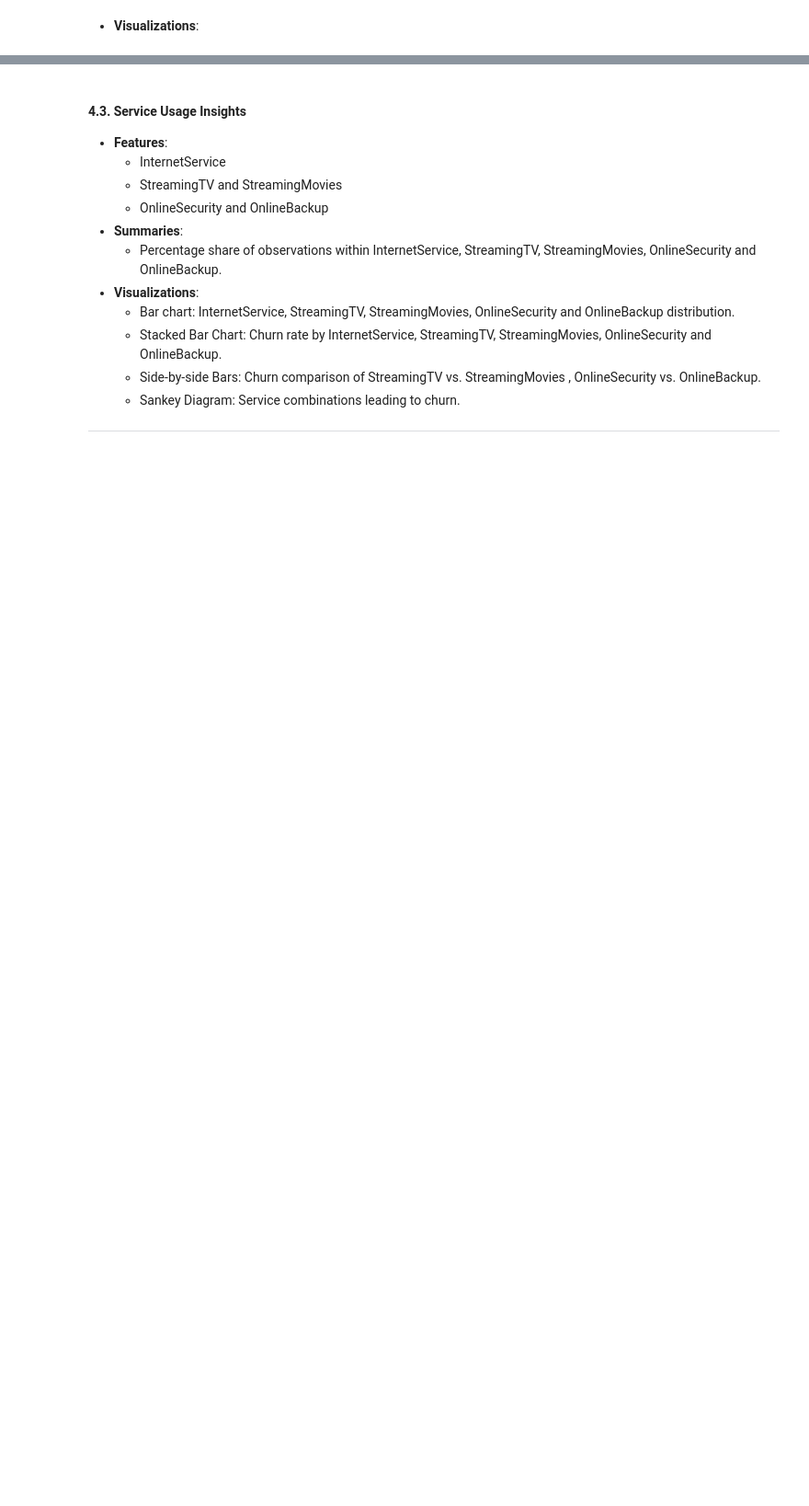
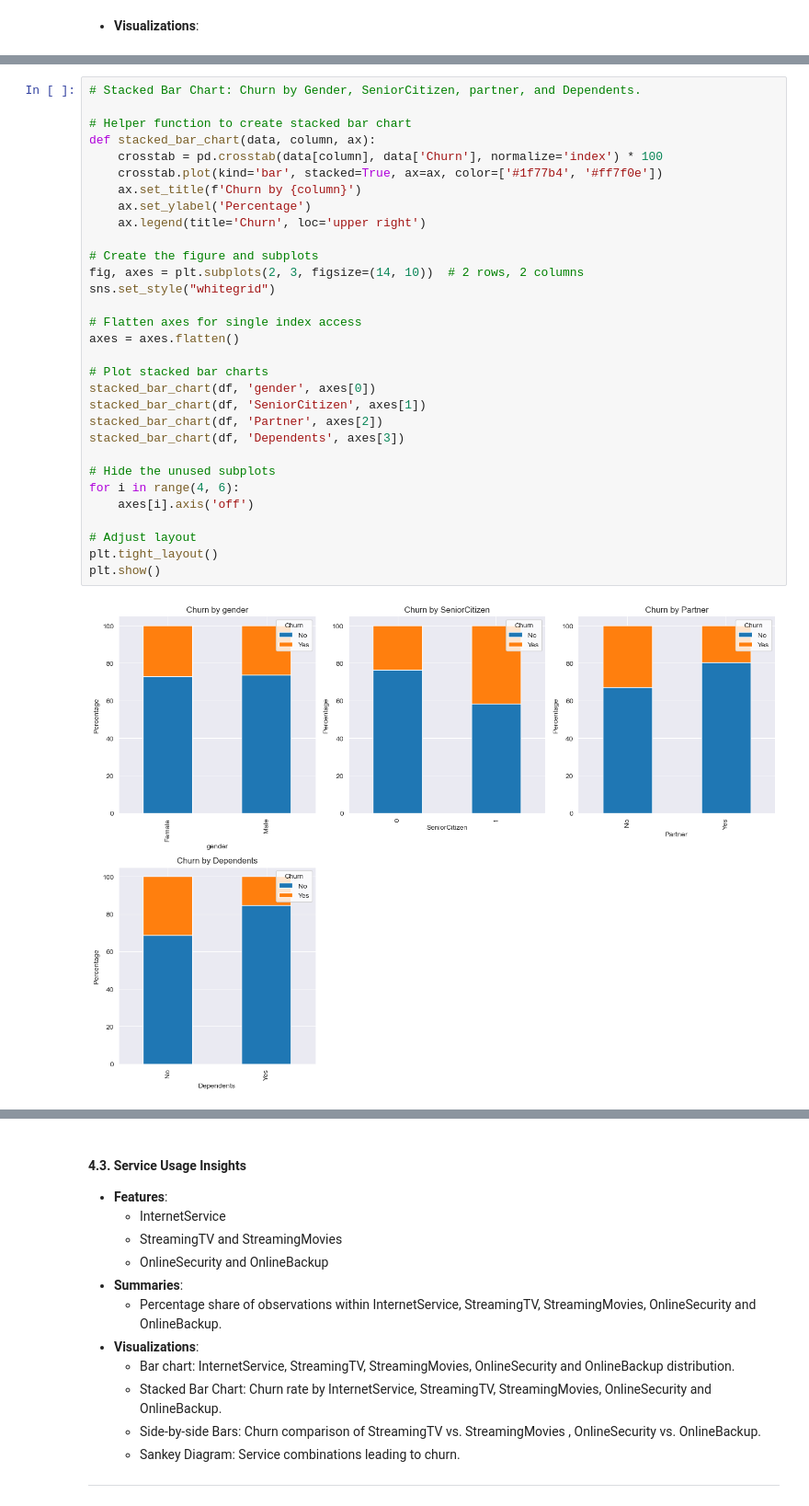
Before and after one commit to makina0928/Data-Science-Project, a Jupyter notebook: notebooks/EDA_Notebook.ipynb, the cells around one changed output, grey strips where cells are left out. Shown: that part at 92% size. Saved outputs shown, nothing was run; the diff lists cells and outputs as text; blank space fills up the shorter version.

```diff
--- a/notebooks/EDA_Notebook.ipynb
+++ b/notebooks/EDA_Notebook.ipynb
@@ -545,0 +555,33 @@ KeyError: 'Gender'
+# %%
+# Stacked Bar Chart: Churn by Gender, SeniorCitizen, partner, and Dependents.
+
+# Helper function to create stacked bar chart
+def stacked_bar_chart(data, column, ax):
+    crosstab = pd.crosstab(data[column], data['Churn'], normalize='index') * 100
+    crosstab.plot(kind='bar', stacked=True, ax=ax, color=['#1f77b4', '#ff7f0e'])
+    ax.set_title(f'Churn by {column}')
+    ax.set_ylabel('Percentage')
+    ax.legend(title='Churn', loc='upper right')
+
+# Create the figure and subplots
+fig, axes = plt.subplots(2, 3, figsize=(14, 10))  # 2 rows, 2 columns
+sns.set_style("whitegrid")
+
+# Flatten axes for single index access
+axes = axes.flatten()
+
+# Plot stacked bar charts
+stacked_bar_chart(df, 'gender', axes[0])
+stacked_bar_chart(df, 'SeniorCitizen', axes[1])
+stacked_bar_chart(df, 'Partner', axes[2])
+stacked_bar_chart(df, 'Dependents', axes[3])
+
+# Hide the unused subplots
+for i in range(4, 6):
+    axes[i].axis('off')
+
+# Adjust layout
+plt.tight_layout()
+plt.show()
+# %% [output]
+[figure, added]
```
Also changed, not shown: parts of 28 cells of this notebook, 3 other files.
